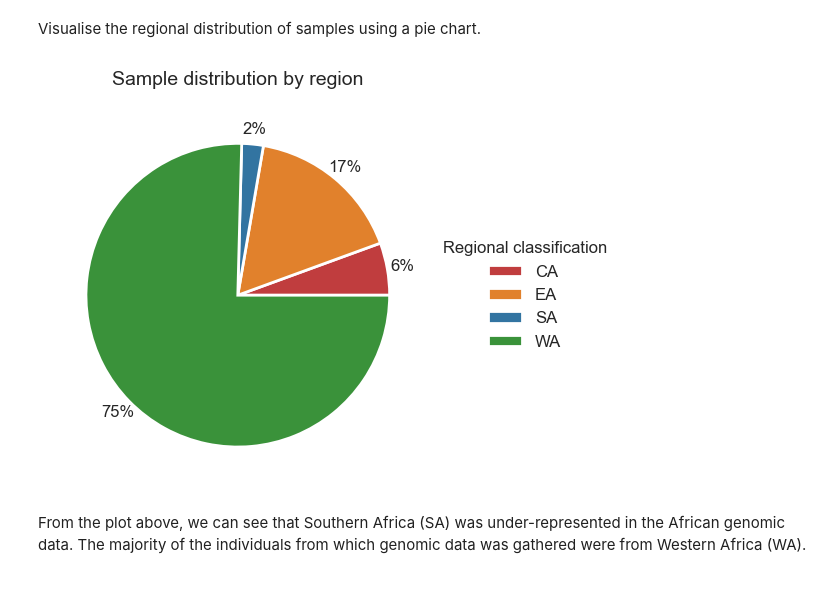
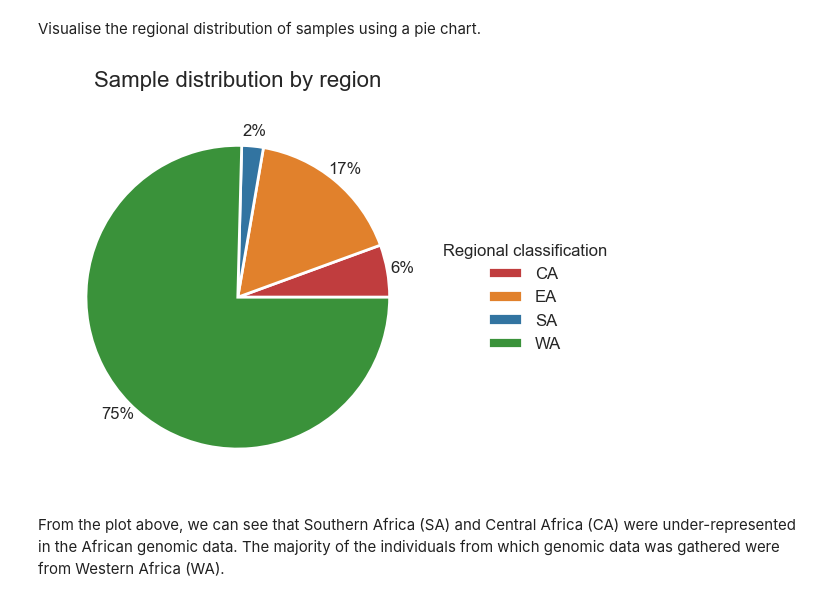
Before and after one commit to MeganHolborn/Genetic_data_analysis, a Jupyter notebook: Notebooks/3-Analysis/1-Represented_population_groups.ipynb, the cells around one changed output. Cells and saved outputs as stored; diff of their text form; code cells hidden in the pictures.

```diff
--- a/Notebooks/3-Analysis/1-Represented_population_groups.ipynb
+++ b/Notebooks/3-Analysis/1-Represented_population_groups.ipynb
@@ -129,8 +153,6 @@ grouped_regions
 # %% [markdown]
 Set plot parameters
 # %%
-sns.set(rc={"figure.figsize": (10, 8)}) # Set plot figure size
-
 plt.rc("font", size=constants.MEDIUM_FONT)  # controls default text sizes
 plt.rc("axes", titlesize=constants.MEDIUM_FONT)  # fontsize of the axes title
 plt.rc("axes", labelsize=constants.BIGGER_FONT)  # fontsize of the x and y labels
@@ -143,4 +165,7 @@ Construct a horizontal barplot of sample counts per subpopulation, colour coded
 # %%
+# Define figure size
+sns.set(rc={"figure.figsize": (8, 6)})
+
 # Define a custom colour palette for plot
 color_dict = dict({"SA": "#38AAAC", "EA": "#357BA3", "CA": "#40498E", "WA": "#79D6AE"})
 values = grouped_sample_subpopulations.REG.values
@@ -160,10 +185,10 @@ variant_barplot = functions.create_plot(
 plt.xlabel(xlabel="Sample count", labelpad=15)
 plt.ylabel(ylabel="Ethnolinguistic group", labelpad=15)
 plt.legend(title="Regional classification", loc="upper right")
-plt.title("African population sample counts", size=constants.LARGEST_FONT, pad=20)
+plt.title("African population sample counts", size=constants.LARGEST_FONT, pad=15)
 
 plt.savefig(
-    "..\Results\Figures\Sample_population_counts.png", dpi=1200, bbox_inches="tight"
+    r"..\Results\Figures\1a-Sample_population_counts.png", dpi=1200, bbox_inches="tight"
 )
 plt.show()
 # %% [output]
@@ -178,35 +203,35 @@ Visualise the regional distribution of samples using a pie chart.
 color_dict = dict({"SA": "#3274A1", "EA": "#E1812C", "CA": "#C03D3E", "WA": "#3A923A"})
 
 values = grouped_regions.REG.values
 
 fig, ax = plt.subplots(figsize=(6, 6))
 patches, texts, pcts = plt.pie(
     data=grouped_regions,
     x="SAMPLE_COUNT",
     colors=[color_dict[key] for key in values],
     autopct="%.0f%%",
     wedgeprops={"linewidth": 2.0, "edgecolor": "white"},
     pctdistance=1.1,
     labeldistance=1.2,
 )
 
 ax.legend(
     patches,
     values,
     title="Regional classification",
     fontsize=12,
     frameon=False,
     loc="center left",
     bbox_to_anchor=(1, 0, 0.5, 1),
 )
 
-plt.title("Sample distribution by region", size=constants.BIGGER_FONT, pad=15)
+plt.title("Sample distribution by region", size=constants.LARGEST_FONT, pad=15)
 plt.tight_layout()
 plt.savefig(
-    "..\Results\Figures\Sample_region_proportions.png", dpi=1200, bbox_inches="tight"
+    r"..\Results\Figures\1b-Sample_region_proportions.png", dpi=1200, bbox_inches="tight"
 )
 plt.show()
 # %% [output]
-[figure, old version]
+[figure, new version]
 # %% [markdown]
-From the plot above, we can see that Southern Africa (SA) was under-represented in the African genomic data. The majority of the individuals from which genomic data was gathered were from Western Africa (WA).
+From the plot above, we can see that Southern Africa (SA) and Central Africa (CA) were under-represented in the African genomic data. The majority of the individuals from which genomic data was gathered were from Western Africa (WA).
```
Also changed, not shown: parts of 20 cells of this notebook, 3 other files.
